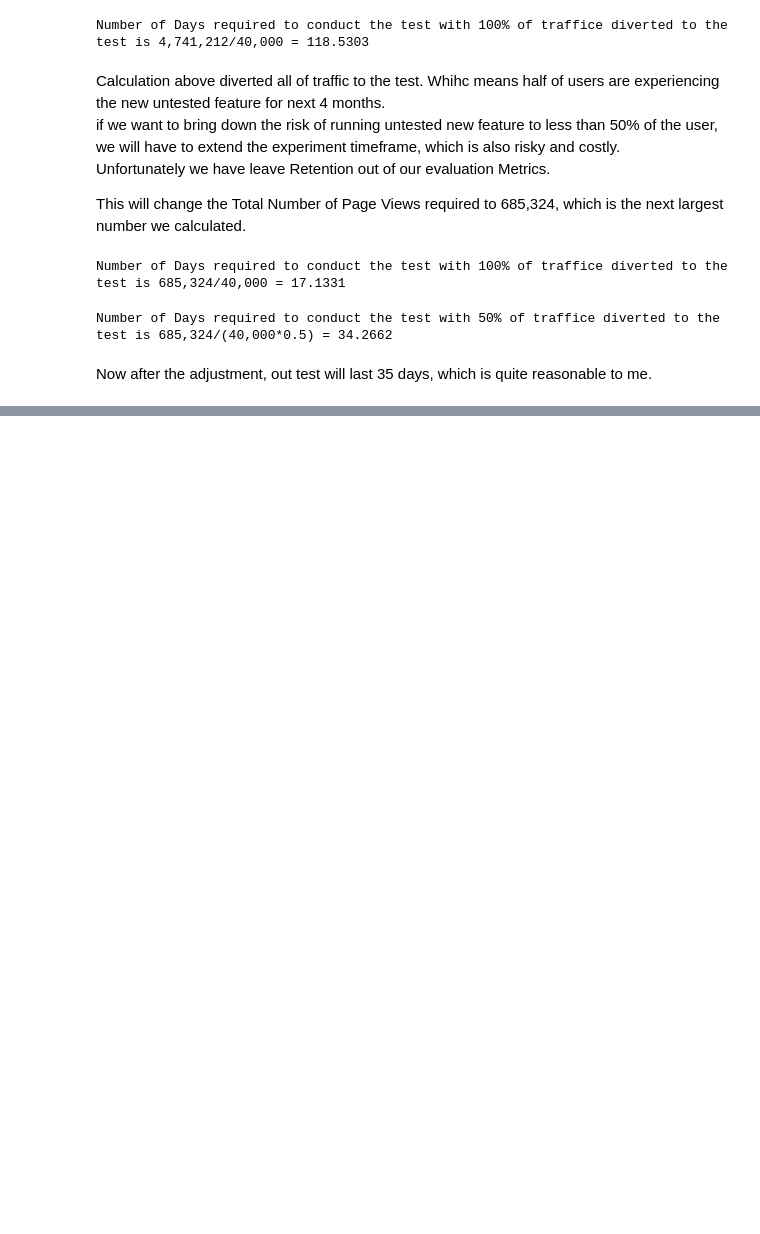
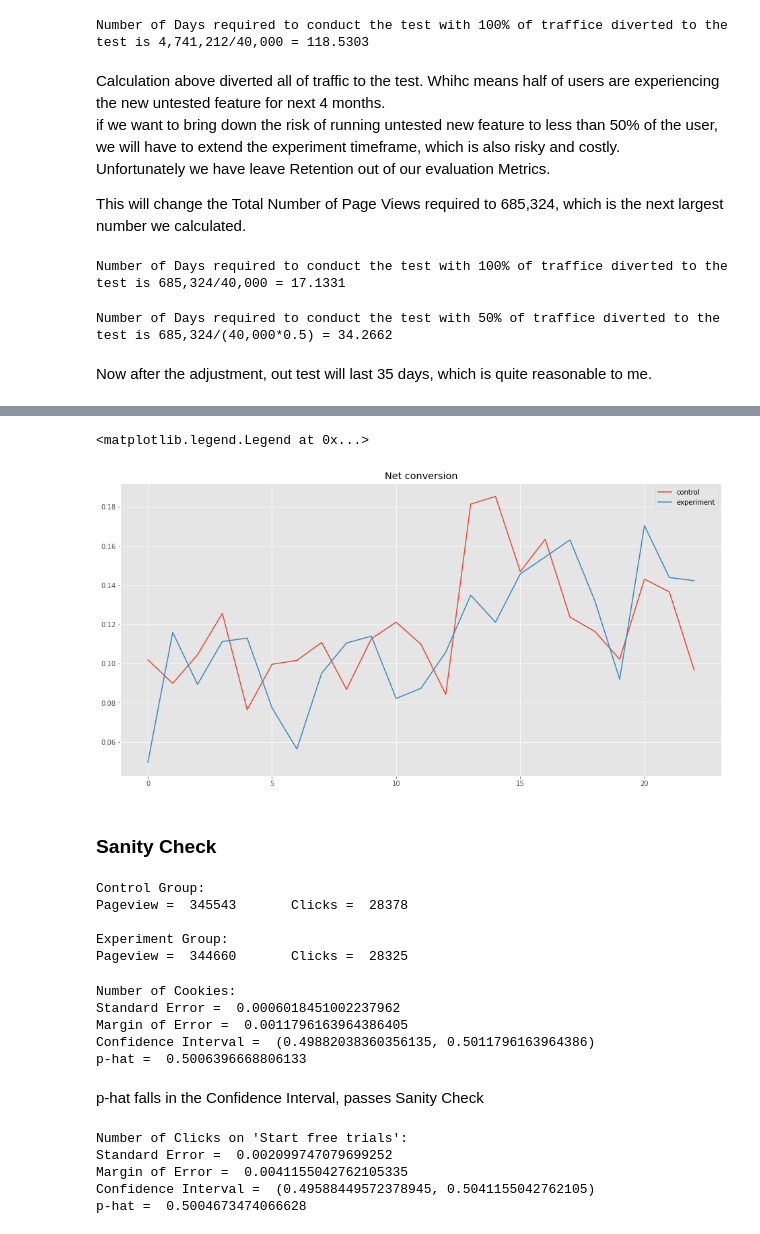
Before and after one commit to WoodyShi/Udacity_ABTesting_Final_project, a Jupyter notebook: AB_Testing.ipynb, the cells around one changed output, grey strips where cells are left out. Cells and saved outputs as stored; diff of their text form; code cells hidden in the pictures; blank space fills up the shorter version.

```diff
--- a/AB_Testing.ipynb
+++ b/AB_Testing.ipynb
@@ -127,0 +215,61 @@ Now after the adjustment, out test will last 35 days, which is quite reasonable
+# %%
+plt.figure(figsize=(16,8))
+plt.title('Net conversion')
+line3, = plt.plot(con_2['Payments']/con_2['Clicks'], label='control')
+line4, = plt.plot(exp_2['Payments']/exp_2['Clicks'], label='experiment')
+plt.legend(handles=[line3, line4])
+# %% [output]
+<matplotlib.legend.Legend at 0x...>
+[figure, added]
+# %% [markdown]
+### Sanity Check
+# %%
+#get total number of Pageviews and Clicks for Control and Experiment group
+print ("Control Group:")
+print ("Pageview = ", sum(con['Pageviews']), "\t", "Clicks = ", sum(con['Clicks']))
+print ()
+print ("Experiment Group:")
+print ("Pageview = ", sum(exp['Pageviews']), "\t", "Clicks = ", sum(exp['Clicks']))
+# %% [output]
+Control Group:
+Pageview =  345543       Clicks =  28378
+
+Experiment Group:
+Pageview =  344660       Clicks =  28325
+# %%
+# calculation for Sanity Checks of invariants
+
+# let p =0.5
+p = 0.5
+
+#Number of Cookies
+print ("Number of Cookies:")
+SE_cookies = math.sqrt(p*(1-p)/(345533+344660))
+print ("Standard Error = " , SE_cookies)
+ME_cookies = 1.96*SE_cookies
+print ("Margin of Error = ", ME_cookies )
+print ("Confidence Interval = ", (p-ME_cookies, p+ME_cookies)  )
+print ("p-hat = ", 345543/(345543+344660) )
+# %% [output]
+Number of Cookies:
+Standard Error =  0.0006018451002237962
+Margin of Error =  0.0011796163964386405
+Confidence Interval =  (0.49882038360356135, 0.5011796163964386)
+p-hat =  0.5006396668806133
+# %% [markdown]
+p-hat falls in the Confidence Interval, passes Sanity Check
+# %%
+#Number of Clicks on "Start free trials"
+print ("Number of Clicks on 'Start free trials':")
+SE_users = math.sqrt(p*(1-p)/(28378+28325))
+print ("Standard Error = " , SE_users)
+ME_users = 1.96*SE_users
+print ("Margin of Error = ", ME_users )
+print ("Confidence Interval = ", (p-ME_users, p+ME_users)  )
+print ("p-hat = ", 28378/(28378+28325) )
+# %% [output]
+Number of Clicks on 'Start free trials':
+Standard Error =  0.002099747079699252
+Margin of Error =  0.0041155042762105335
+Confidence Interval =  (0.49588449572378945, 0.5041155042762105)
+p-hat =  0.5004673474066628
```
Also changed, not shown: parts of 36 cells of this notebook, 3 other files.
